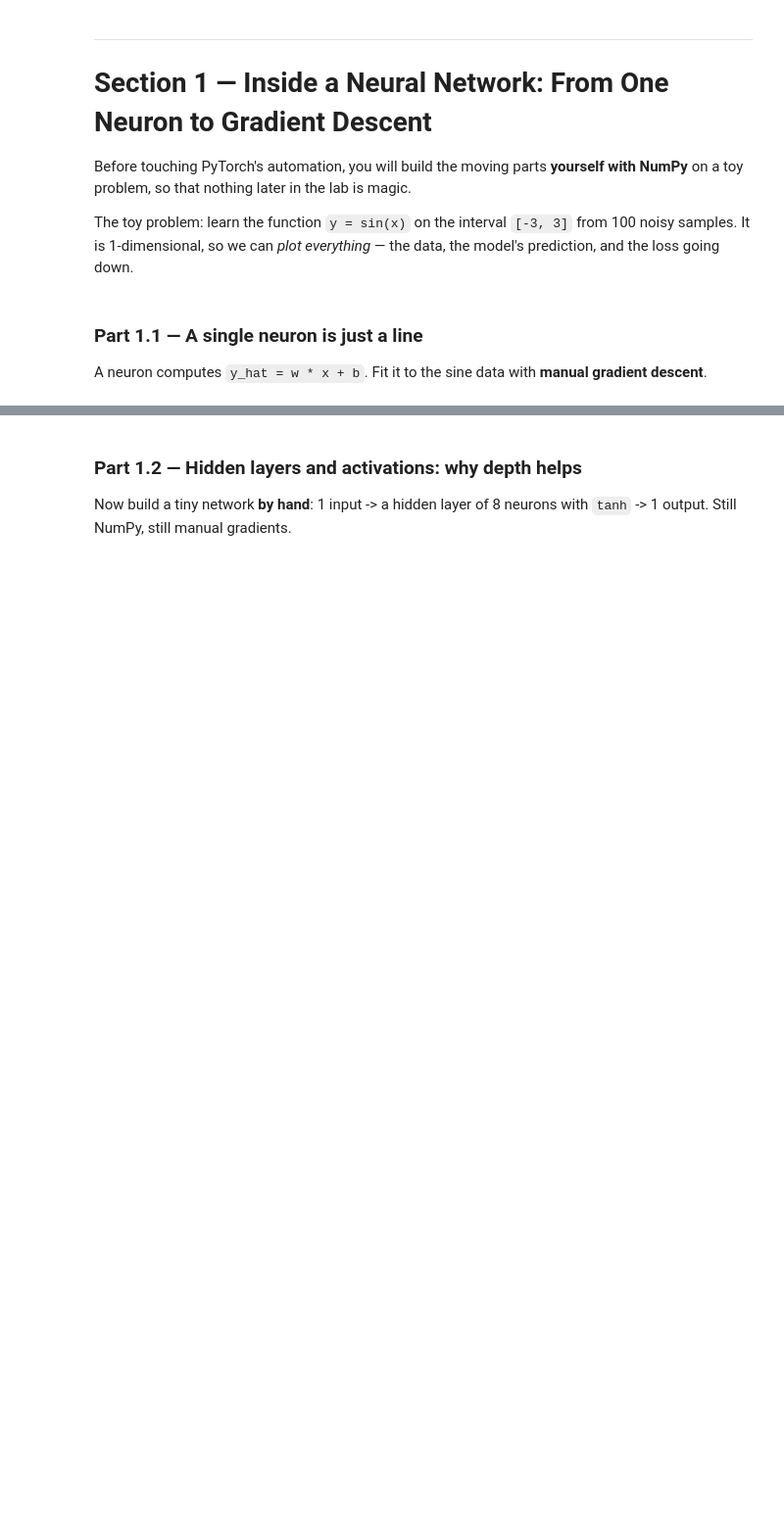
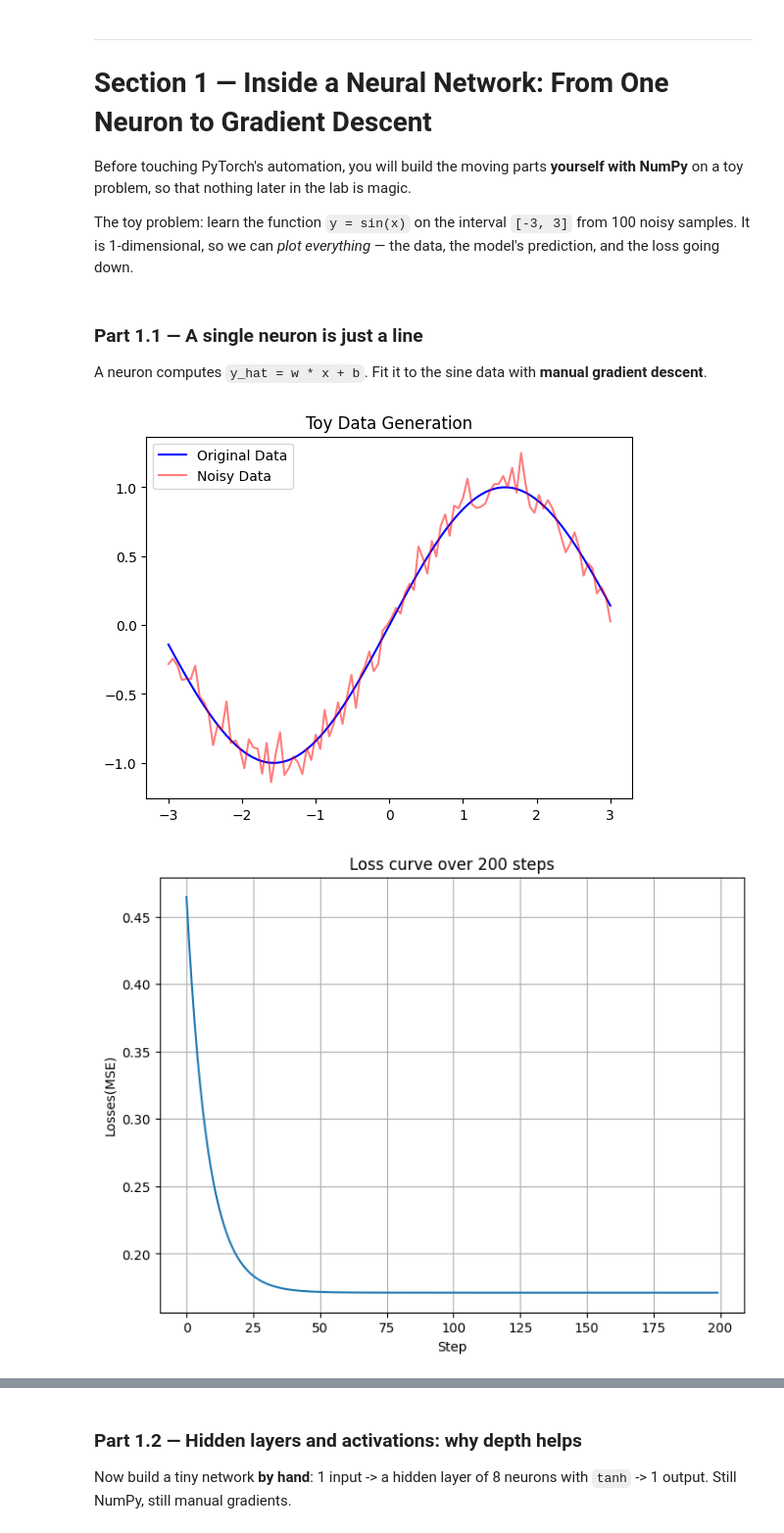
Before and after one commit to KingsleyNahyi/lab-3, a Jupyter notebook: Lab_3.ipynb, the cells around one changed output, grey strips where cells are left out. Shown at 98% size. Drawn from its saved outputs; the diff is of its cells as text; code cells hidden in the pictures; blank space fills up the shorter version.

Commit message:
part 1.1 done

```diff
--- a/Lab_3.ipynb
+++ b/Lab_3.ipynb
@@ -69,22 +69,64 @@ and the loss going down.
 A neuron computes `y_hat = w * x + b`. Fit it to the sine data with **manual gradient descent**.
 # %%
 # TODO: Generate the toy data
-#   x = np.linspace(-3, 3, 100); y = np.sin(x) + small Gaussian noise (std=0.1)
+from numpy import random
+
+
+x = np.linspace(-3, 3, 100)
+y = np.sin(x)
+noise = np.random.normal(0, 0.1, 100)
+
+plt.plot(x, y, color='blue')
+plt.plot(x, y + noise, color='red', alpha=0.5)
+plt.legend(["Original Data", "Noisy Data"])
+plt.title("Toy Data Generation")
+plt.show()
 #   Plot it.
 
 # TODO: Initialise w and b to small random values.
+w = np.random.random() * 0.01
+b = np.random.random() * 0.01
+
+
 
 # TODO: Implement ONE gradient-descent step by hand, then loop it for ~200 steps:
-#   y_hat = w * x + b
-#   loss  = np.mean((y_hat - y) ** 2)               # MSE
-#   dw    = np.mean(2 * (y_hat - y) * x)            # dLoss/dw  (derive this on paper!)
-#   db    = np.mean(2 * (y_hat - y))                # dLoss/db
-#   w    -= lr * dw
-#   b    -= lr * db
-#   Record the loss at every step.
+#initializing weights and learning rate
+w = np.random.rand() * 0.01
+b = np.random.rand() * 0.01
+lr = 0.01
 
-# TODO: Plot (a) the loss curve over the 200 steps, and
-#             (b) the data with the fitted line on top.
+#done for one step
+y_hat = w * x + b
+loss  = np.mean((y_hat - y) ** 2)               # MSE
+dw    = np.mean(2 * (y_hat - y) * x)            # dLoss/dw  (derive this on paper!)
+db    = np.mean(2 * (y_hat - y))                # dLoss/db
+w    -= lr * dw
+b    -= lr * db
+
+#storing the loss for each step.
+losses = []
+#for loop for iteration over 200 steps
+for i in range(200):
+  y_hat = w * x + b
+  loss  = np.mean((y_hat - y) ** 2)
+  dw    = np.mean(2 * (y_hat - y) * x)
+  db    = np.mean(2 * (y_hat - y))
+  w    -= lr * dw
+  b    -= lr * db
+  losses.append(loss)
+
+
+#plotted curve
+plt.figure(figsize = (8,6))
+plt.plot(losses)
+plt.xlabel('Step')
+plt.ylabel('Losses(MSE)')
+plt.title('Loss curve over 200 steps')
+plt.grid(True)
+plt.show()
+# %% [output]
+[figure, added]
+[figure, added]
 # %% [markdown]
 **Student Reasoning — The single neuron**
 *1. Derive `dLoss/dw` on paper and include a photo or the LaTeX in this cell — does it match
```
Also changed, not shown: parts of 1 cell of this notebook, 2 other files.
